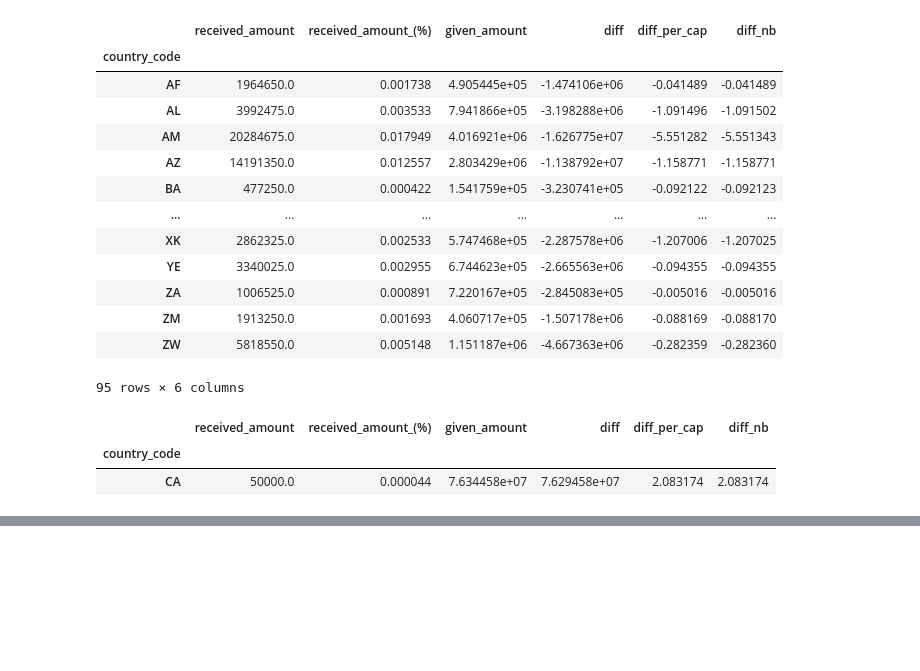
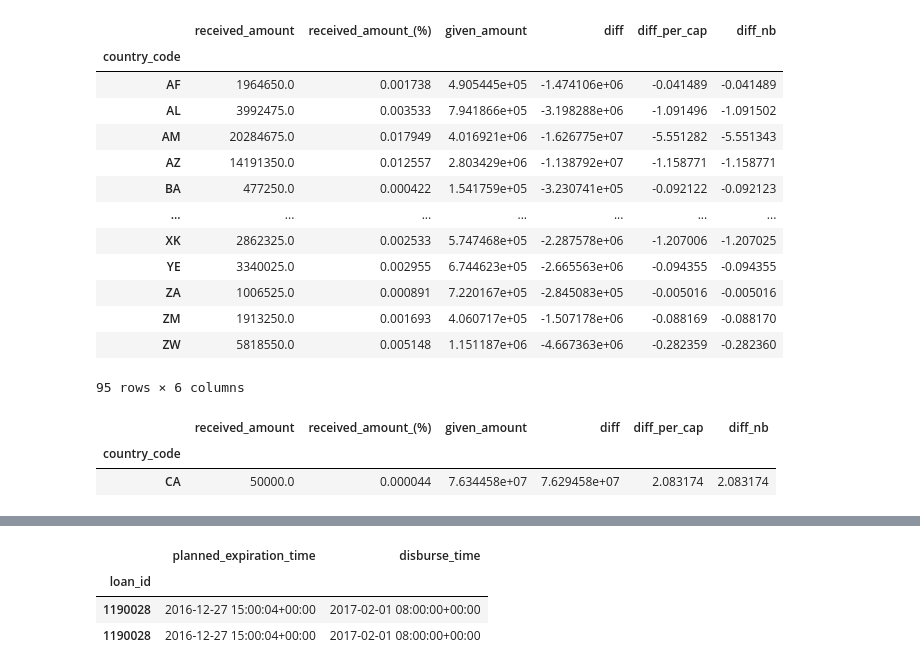
Before and after one commit to dtoniolo/Progetto-FoCS, a Jupyter notebook: Progetto.ipynb, the cells around one changed output, grey strips where cells are left out. Saved outputs shown, nothing was run; the diff lists cells and outputs as text; code cells hidden in the pictures; blank space fills up the shorter version.

```diff
--- a/Progetto.ipynb
+++ b/Progetto.ipynb
@@ -505,0 +635,7 @@ loan_amount_by_ctry.loc[mask, :]
+# %%
+loans.loc[[1190028, 1190028],  ['planned_expiration_time', 'disburse_time']]
+# %% [output]
+|  | planned_expiration_time | disburse_time |
+| loan_id |  |  |
+| 1190028 | 2016-12-27 15:00:04+00:00 | 2017-02-01 08:00:00+00:00 |
+| 1190028 | 2016-12-27 15:00:04+00:00 | 2017-02-01 08:00:00+00:00 |
```
Also changed, not shown: parts of 58 cells of this notebook.
